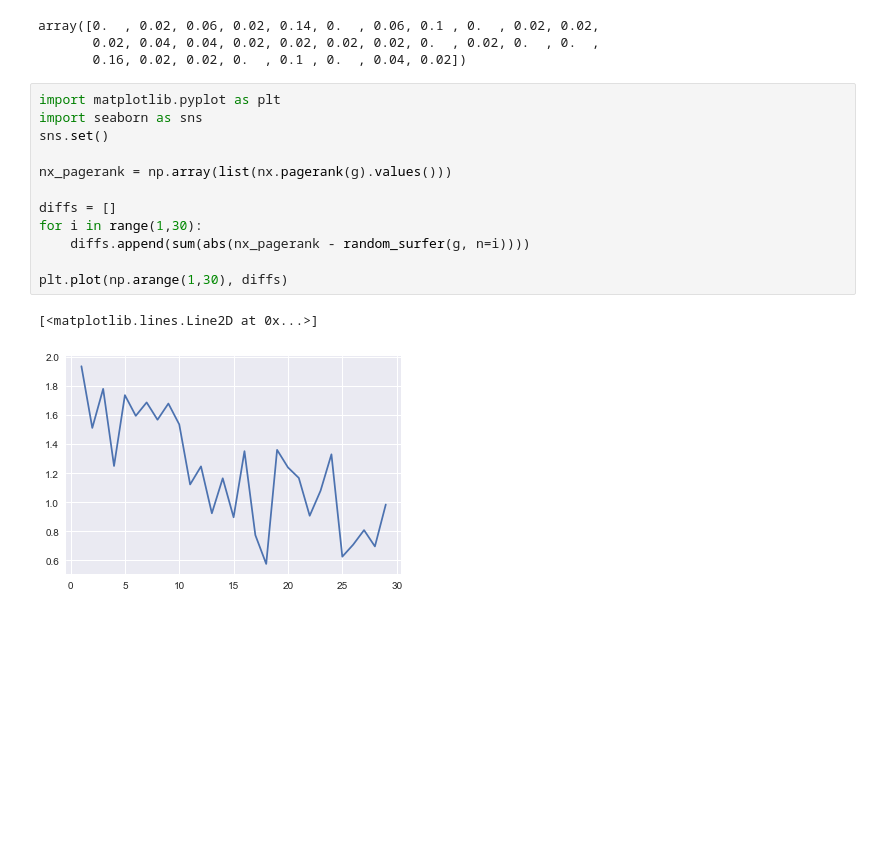
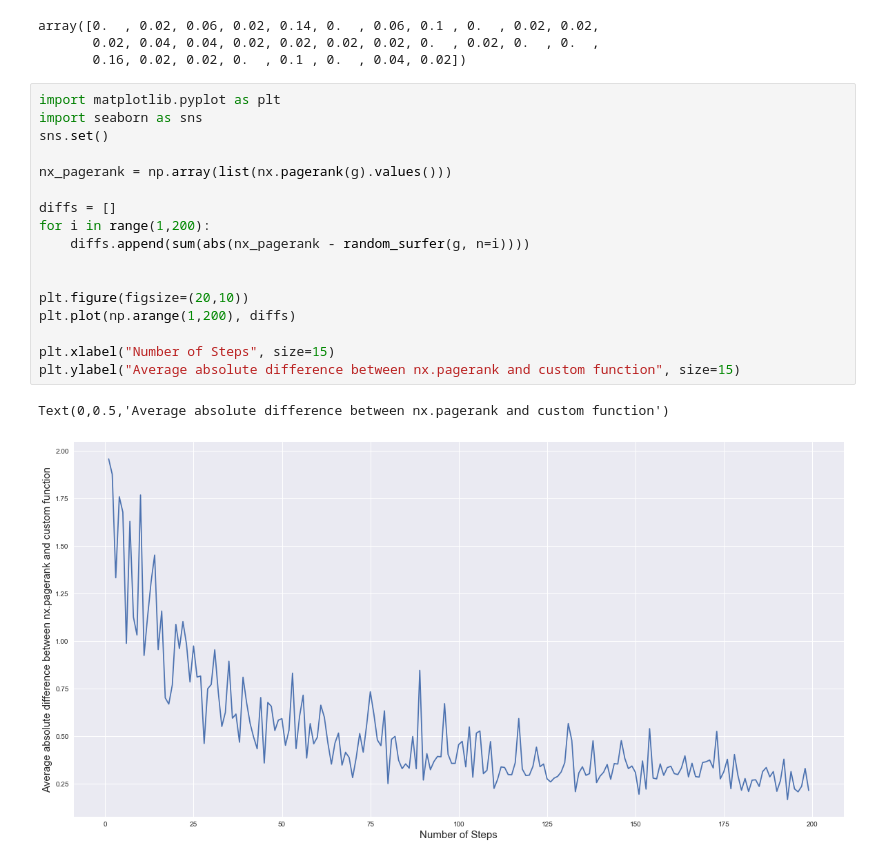
Before and after one commit to hueyning/cs166-repo, a Jupyter notebook: CS166 Session 8.2 - PageRank in citation networks.ipynb, the cells around one changed output. Saved outputs shown, nothing was run; the diff lists cells and outputs as text; blank space fills up the shorter version.

Commit message:
added pretty graph

```diff
--- a/CS166 Session 8.2 - PageRank in citation networks.ipynb
+++ b/CS166 Session 8.2 - PageRank in citation networks.ipynb
@@ -59,15 +59,20 @@ array([0.  , 0.02, 0.06, 0.02, 0.14, 0.  , 0.06, 0.1 , 0.  , 0.02, 0.02,
 # %%
 import matplotlib.pyplot as plt
 import seaborn as sns
 sns.set()
 
 nx_pagerank = np.array(list(nx.pagerank(g).values()))
 
 diffs = []
-for i in range(1,30):
+for i in range(1,200):
     diffs.append(sum(abs(nx_pagerank - random_surfer(g, n=i))))
 
-plt.plot(np.arange(1,30), diffs)
+
+plt.figure(figsize=(20,10))
+plt.plot(np.arange(1,200), diffs)
+
+plt.xlabel("Number of Steps", size=15)
+plt.ylabel("Average absolute difference between nx.pagerank and custom function", size=15)
 # %% [output]
-[<matplotlib.lines.Line2D at 0x...>]
+Text(0,0.5,'Average absolute difference between nx.pagerank and custom function')
-[figure, old version]
+[figure, new version]
```
